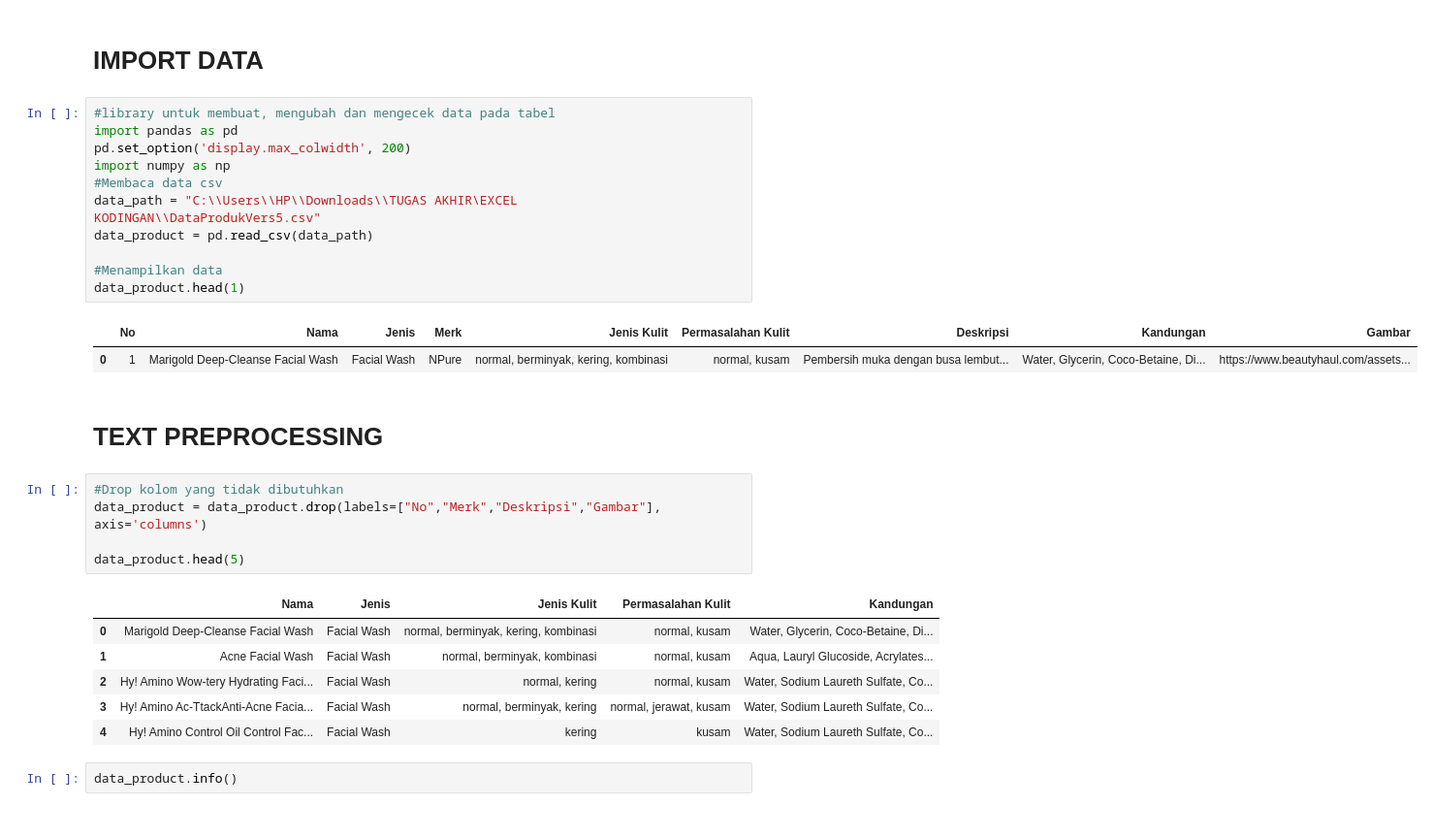
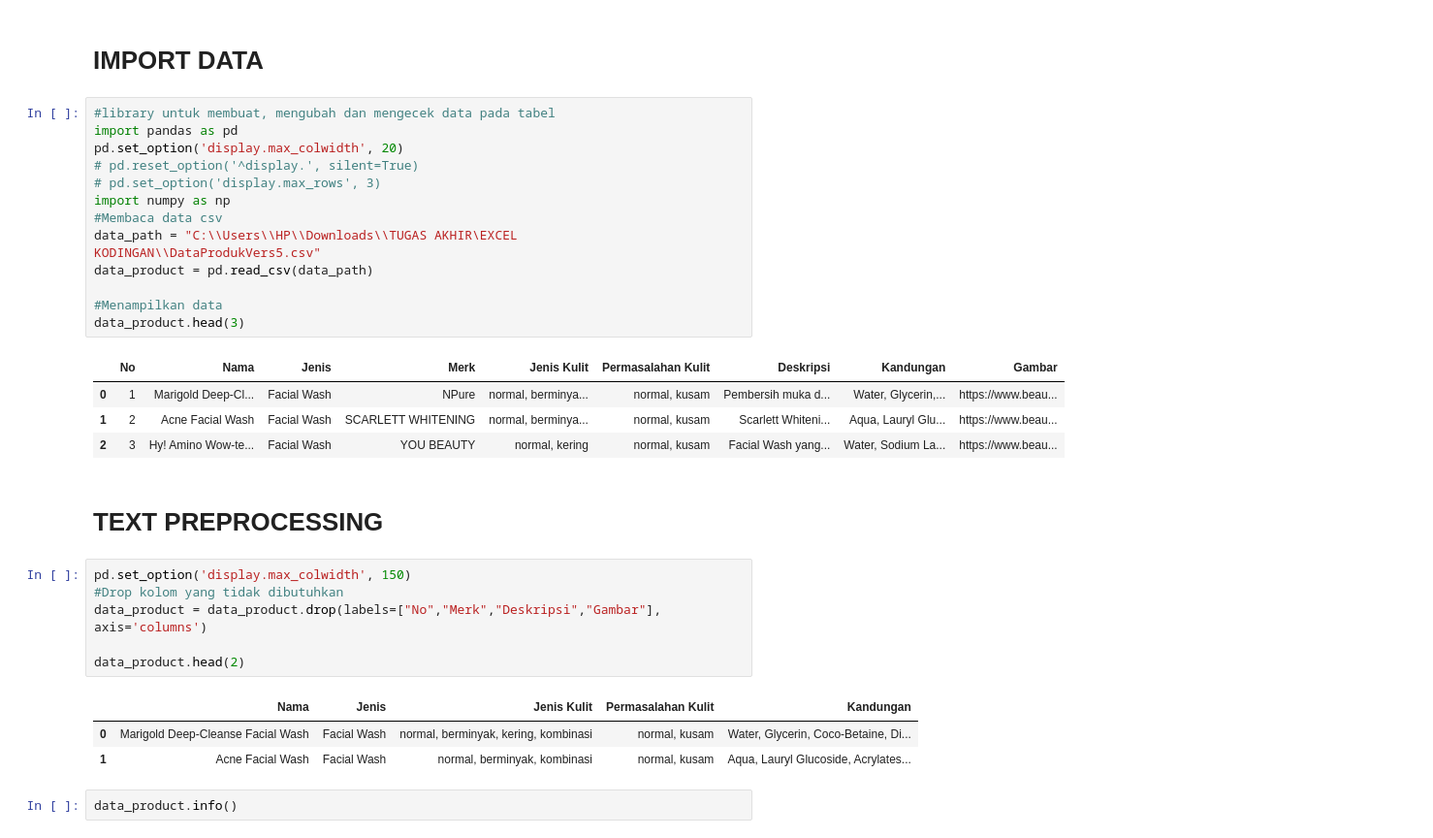
Before and after one commit to elizams1/Model-Recommendation-Skincare-Product, a Jupyter notebook: TheModels/KODE BERSIH FIX.ipynb, the cells around one changed output. Shown at 97% size. Drawn from its saved outputs; the diff is of its cells as text.

```diff
--- a/TheModels/KODE BERSIH FIX.ipynb
+++ b/TheModels/KODE BERSIH FIX.ipynb
@@ -3,31 +3,33 @@
 # %%
 #library untuk membuat, mengubah dan mengecek data pada tabel
 import pandas as pd
-pd.set_option('display.max_colwidth', 200)
+pd.set_option('display.max_colwidth', 20)
+# pd.reset_option('^display.', silent=True)
+# pd.set_option('display.max_rows', 3)
 import numpy as np
 #Membaca data csv
 data_path = "C:\\Users\\HP\\Downloads\\TUGAS AKHIR\EXCEL KODINGAN\\DataProdukVers5.csv"
 data_product = pd.read_csv(data_path)
 
 #Menampilkan data
-data_product.head(1)
+data_product.head(3)
 # %% [output]
 |  | No | Nama | Jenis | Merk | Jenis Kulit | Permasalahan Kulit | Deskripsi | Kandungan | Gambar |
-| 0 | 1 | Marigold Deep-Cleanse Facial Wash | Facial Wash | NPure | normal, berminyak, kering, kombinasi | normal, kusam | Pembersih muka dengan busa lembut... | Water, Glycerin, Coco-Betaine, Di... | https://www.beautyhaul.com/assets... |
+| 0 | 1 | Marigold Deep-Cl... | Facial Wash | NPure | normal, berminya... | normal, kusam | Pembersih muka d... | Water, Glycerin,... | https://www.beau... |
+| 1 | 2 | Acne Facial Wash | Facial Wash | SCARLETT WHITENING | normal, berminya... | normal, kusam | Scarlett Whiteni... | Aqua, Lauryl Glu... | https://www.beau... |
+| 2 | 3 | Hy! Amino Wow-te... | Facial Wash | YOU BEAUTY | normal, kering | normal, kusam | Facial Wash yang... | Water, Sodium La... | https://www.beau... |
 # %% [markdown]
 # TEXT PREPROCESSING
 # %%
+pd.set_option('display.max_colwidth', 150)
 #Drop kolom yang tidak dibutuhkan
 data_product = data_product.drop(labels=["No","Merk","Deskripsi","Gambar"], axis='columns')
 
-data_product.head(5)
+data_product.head(2)
 # %% [output]
 |  | Nama | Jenis | Jenis Kulit | Permasalahan Kulit | Kandungan |
 | 0 | Marigold Deep-Cleanse Facial Wash | Facial Wash | normal, berminyak, kering, kombinasi | normal, kusam | Water, Glycerin, Coco-Betaine, Di... |
 | 1 | Acne Facial Wash | Facial Wash | normal, berminyak, kombinasi | normal, kusam | Aqua, Lauryl Glucoside, Acrylates... |
-| 2 | Hy! Amino Wow-tery Hydrating Faci... | Facial Wash | normal, kering | normal, kusam | Water, Sodium Laureth Sulfate, Co... |
-| 3 | Hy! Amino Ac-TtackAnti-Acne Facia... | Facial Wash | normal, berminyak, kering | normal, jerawat, kusam | Water, Sodium Laureth Sulfate, Co... |
-| 4 | Hy! Amino Control Oil Control Fac... | Facial Wash | kering | kusam | Water, Sodium Laureth Sulfate, Co... |
 # %%
 data_product.info()
 # %% [output]
```
Also changed, not shown: parts of 21 cells of this notebook.
